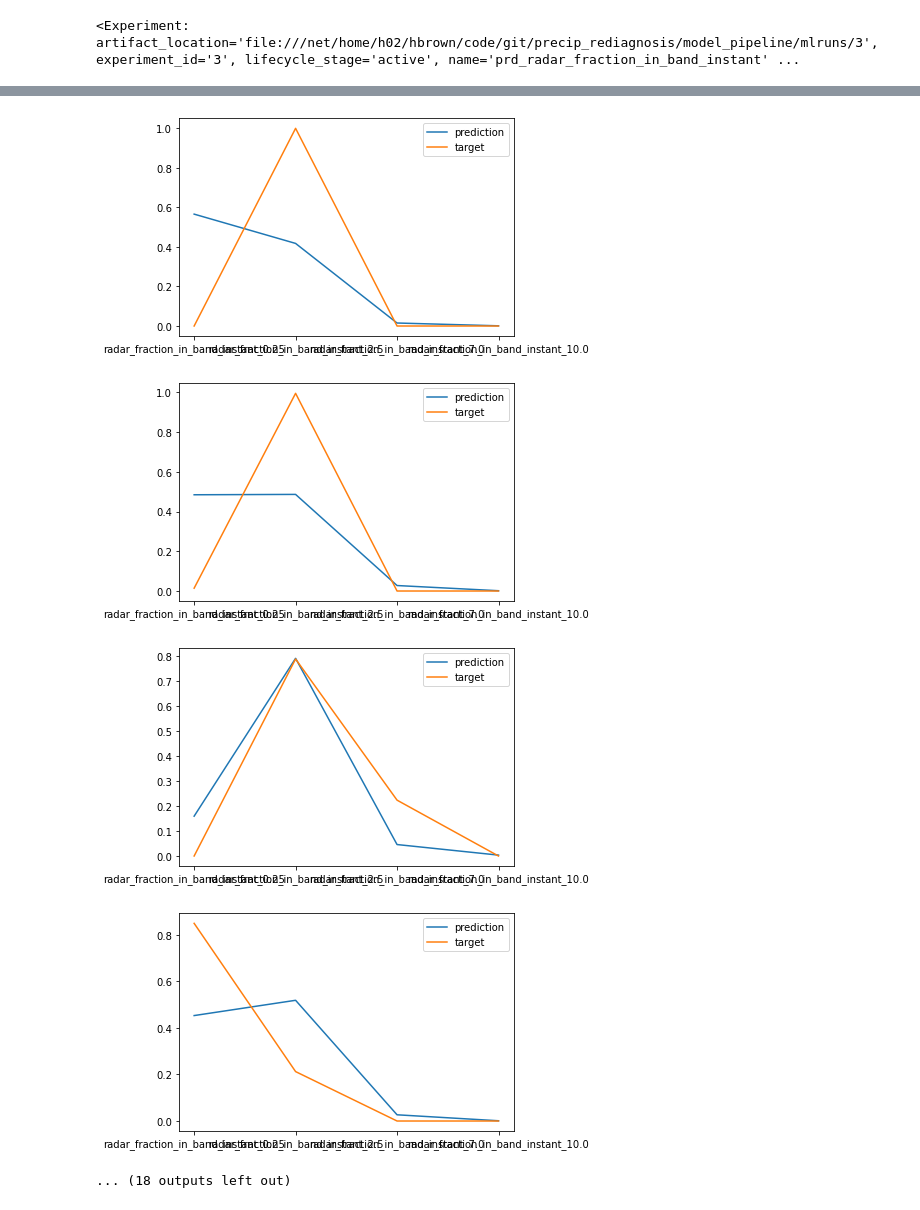
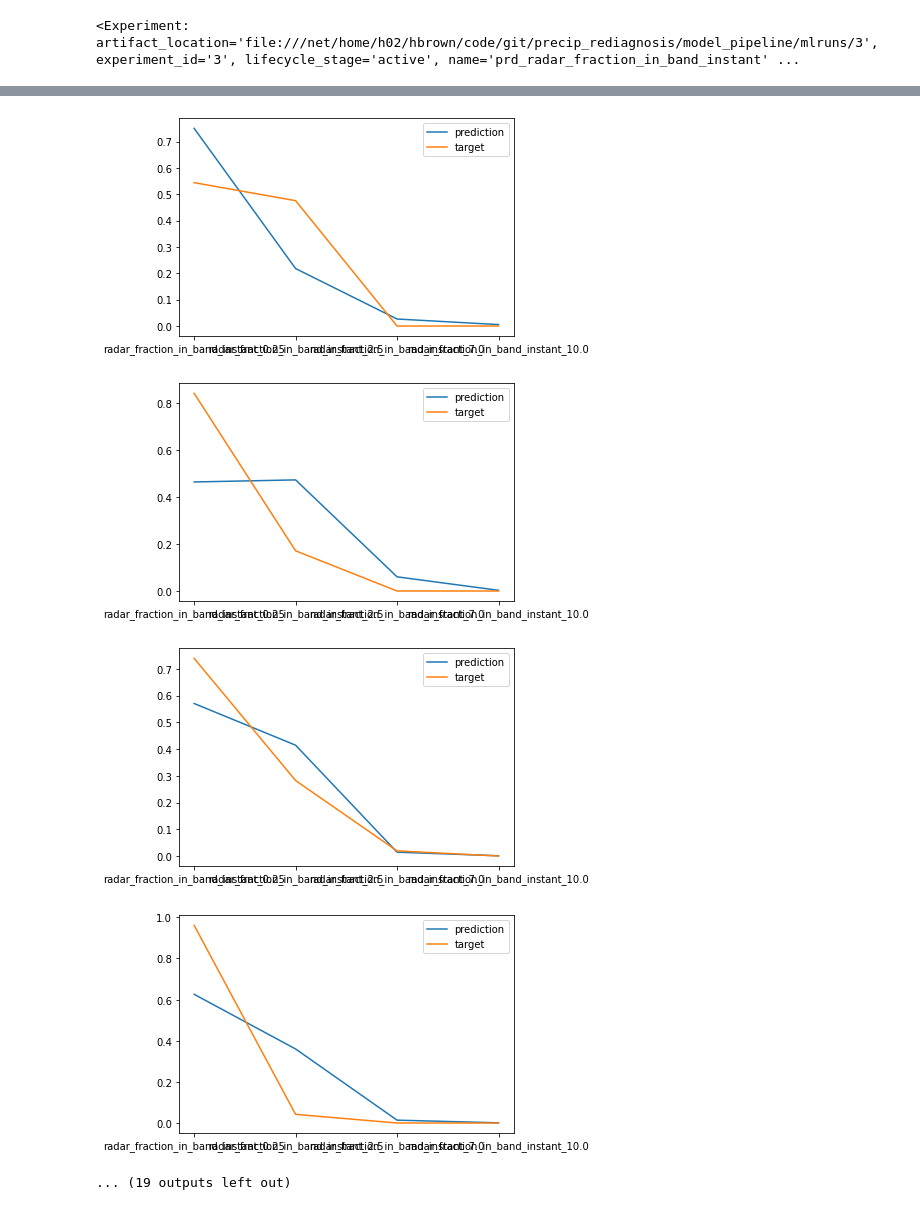
Before and after one commit to informatics-lab/precip_rediagnosis, a Jupyter notebook: model_pipeline/prd_fraction_model_dev.ipynb, the cells around one changed output, grey strips where cells are left out. Drawn from its saved outputs; the diff is of its cells as text; code cells hidden in the pictures.

```diff
--- a/model_pipeline/prd_fraction_model_dev.ipynb
+++ b/model_pipeline/prd_fraction_model_dev.ipynb
@@ -85,14 +76,17 @@ target_parameter = [
 profile_features = ['air_temperature', 'relative_humidity']#, 'cloud_volume_fraction', 'air_pressure']
 single_lvl_features = []#['surface_altitude']#['thickness_of_rainfall_amount']#['air_pressure_at_sea_level']
 # %%
-feature_dict = {'profile': profile_features,
-                'single_level': single_lvl_features,
-                'target': target_parameter,
-               }
+feature_dict = {
+    'profile': profile_features,
+    'single_level': single_lvl_features,
+    'target': target_parameter,
+}
 # %%
 events_data_test = []
-events_data_train= []
+events_data_train = []
+
 test_fraction = 0.2
+
 for event in events:
     print(event)
     data_path = prd_train_data / get_file_name(event, configs_dir)
@@ -101,7 +95,7 @@ for event in events:
     tmpdat['time'] = pd.to_datetime(tmpdat['time'])
     tmpdat['forecast_reference_time'] = pd.to_datetime(tmpdat['forecast_reference_time'])
 
-    df_train, df_test = prd_pipeline.sample_data(tmpdat, test_fraction)
+    df_train, df_test = prd_pipeline.random_time_space_sample(tmpdat, test_fraction=test_fraction, random_state=np.random.RandomState(), sampling_columns = ['time', 'latitude', 'longitude'])
     events_data_test.append(df_test)
     data_splits, data_dims_dict = prd_pipeline.preprocess_data(df_train, feature_dict, test_fraction=test_fraction/(1-test_fraction))
 
@@ -298,10 +273,21 @@ exp1 = mlflow.get_experiment('3')
 exp1
 # %% [output]
 <Experiment: artifact_location='file:///net/home/h02/hbrown/code/git/precip_rediagnosis/model_pipeline/mlruns/3', experiment_id='3', lifecycle_stage='active', name='prd_radar_fraction_in_band_instant' ...
+# %%
+hyperparameter_dict = {
+    'loss_function': tf.keras.losses.KLDivergence(),
+    'epochs': 20,
+    'learning_rate': 0.001,
+    'batch_size': 500
+}
 # %%
-with mlflow.start_run(experiment_id=exp1.experiment_id, run_name='multi_event_data_time_sampling') as current_run:
+with mlflow.start_run(experiment_id=exp1.experiment_id, run_name='multi_event_only_time_sampling') as current_run:
     mlflow.log_param('features', feature_dict['profile'] + feature_dict['single_level'])
-    model = build_model(data_dims_dict['nprof_features'], data_dims_dict['nheights'], data_dims_dict['nsinglvl_features'], data_dims_dict['nbands'])
+    # model = build_model(**data_dims_dict)
+    # model.summary()
+    # model, history = train_model(model, data_splits)
+
+    model = prd_pipeline.build_model(**data_dims_dict)
     model.summary()
-    model, history = train_model(model, data_splits)
+    model = prd_pipeline.train_model(model, data_splits, hyperparameter_dict)
 # %% [output]
@@ -341,7 +332,7 @@ plt.plot(range(20), history.history['accuracy'])
 # %%
 y_pred = model.predict(data_splits['X_val'])
 # %%
-for loc in range(30):
+for loc in np.arange(0,541,18):
     plt.plot(y_pred[loc], label='prediction')
     plt.plot(data_splits['y_val'].iloc[loc], label='target')
     plt.legend()
@@ -358,5 +349,5 @@ for loc in range(30):
-[figure, old version]
+[figure, new version]
-[figure, old version]
+[figure, new version]
-[figure, old version]
+[figure, new version]
-[figure, old version]
+[figure, new version]
-... (18 outputs left out)
+... (19 outputs left out)
```
Also changed, not shown: parts of 39 cells of this notebook.
